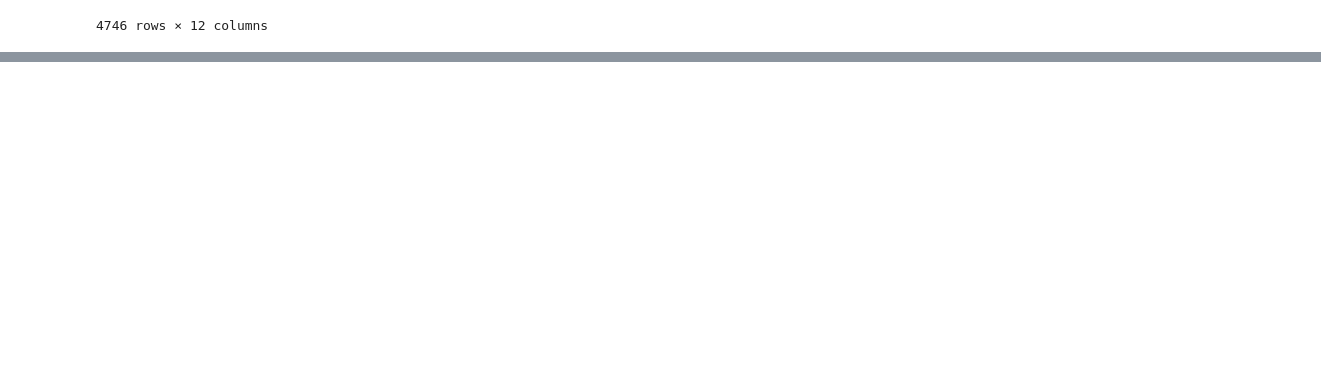
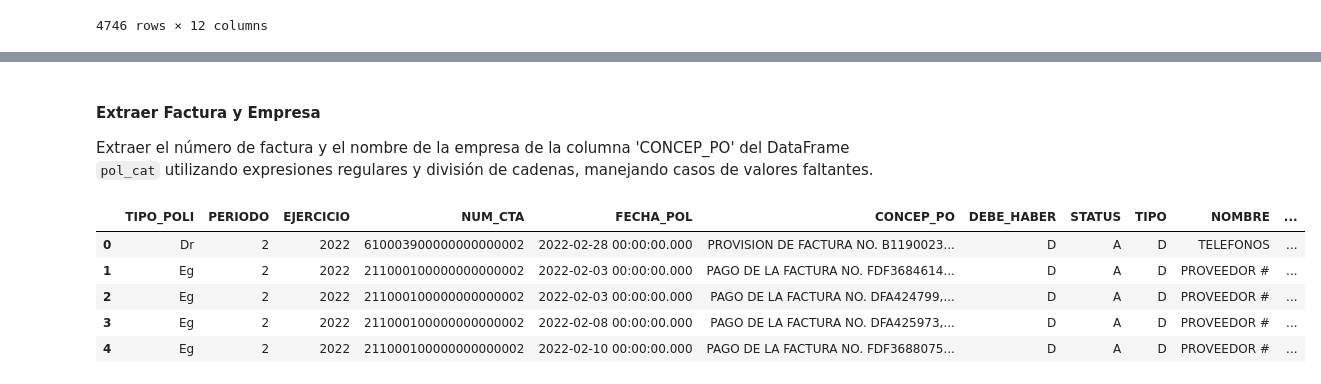
Before and after one commit to Vga18/diplomado, a Jupyter notebook: Proyecto_diplomado.ipynb, the cells around one changed output, grey strips where cells are left out. Saved outputs shown, nothing was run; the diff lists cells and outputs as text; code cells hidden in the pictures; blank space fills up the shorter version.

```diff
--- a/Proyecto_diplomado.ipynb
+++ b/Proyecto_diplomado.ipynb
@@ -129,0 +148,41 @@ pol_cat
+# %% [markdown]
+#### Extraer Factura y Empresa
+Extraer el número de factura y el nombre de la empresa de la columna 'CONCEP_PO' del DataFrame `pol_cat` utilizando expresiones regulares y división de cadenas, manejando casos de valores faltantes.
+# %%
+import re
+
+def extract_invoice_info(concept_po):
+    invoice_number = None
+    company_name = None
+
+    if pd.isna(concept_po):
+        return invoice_number, company_name
+
+    # Convert to string to avoid errors with non-string types
+    concept_po_str = str(concept_po)
+
+    # Extract invoice number using regex
+    # Looks for 'NO.' or 'FACTURA NO.' followed by alphanumeric characters and hyphens
+    invoice_match = re.search(r'(?:NO\.|FACTURA NO\.)\s*([A-Za-z0-9\-]+)', concept_po_str, re.IGNORECASE)
+    if invoice_match:
+        invoice_number = invoice_match.group(1)
+
+    # Extract company name by splitting at the first comma
+    parts = concept_po_str.split(',', 1)
+    if len(parts) > 1:
+        company_name = parts[1].strip()
+
+    return invoice_number, company_name
+
+# Apply the function to create new columns
+pol_cat[['Factura', 'Empresa']] = pol_cat['CONCEP_PO'].apply(lambda x: pd.Series(extract_invoice_info(x)))
+
+# Display the first few rows with the new columns
+pol_cat.head()
+# %% [output]
+|  | TIPO_POLI | PERIODO | EJERCICIO | NUM_CTA | FECHA_POL | CONCEP_PO | DEBE_HABER | STATUS | TIPO | NOMBRE | ... |
+| 0 | Dr | 2 | 2022 | 610003900000000000002 | 2022-02-28 00:00:00.000 | PROVISION DE FACTURA NO. B1190023... | D | A | D | TELEFONOS | ... |
+| 1 | Eg | 2 | 2022 | 211000100000000000002 | 2022-02-03 00:00:00.000 | PAGO DE LA FACTURA NO. FDF3684614... | D | A | D | PROVEEDOR # | ... |
+| 2 | Eg | 2 | 2022 | 211000100000000000002 | 2022-02-03 00:00:00.000 | PAGO DE LA FACTURA NO. DFA424799,... | D | A | D | PROVEEDOR # | ... |
+| 3 | Eg | 2 | 2022 | 211000100000000000002 | 2022-02-08 00:00:00.000 | PAGO DE LA FACTURA NO. DFA425973,... | D | A | D | PROVEEDOR # | ... |
+| 4 | Eg | 2 | 2022 | 211000100000000000002 | 2022-02-10 00:00:00.000 | PAGO DE LA FACTURA NO. FDF3688075... | D | A | D | PROVEEDOR # | ... |
```
Also changed, not shown: parts of 5 cells of this notebook.
